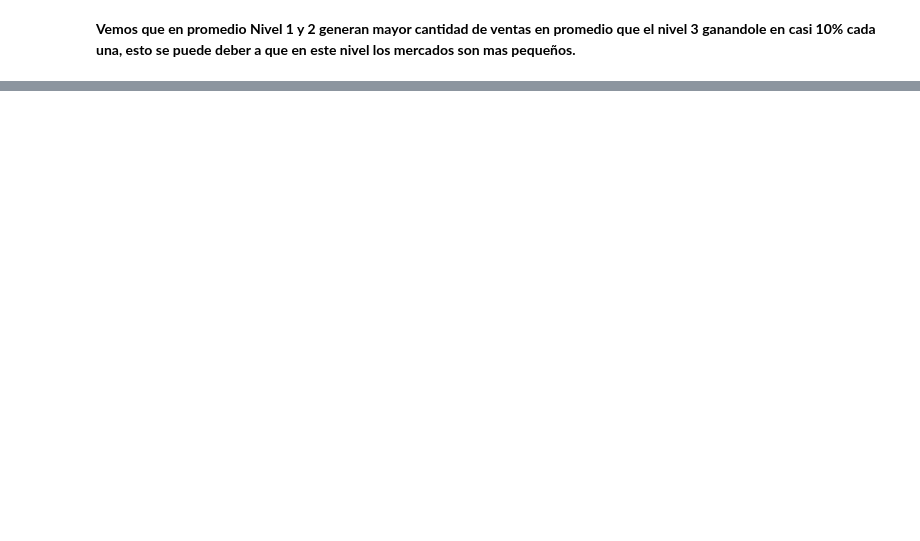
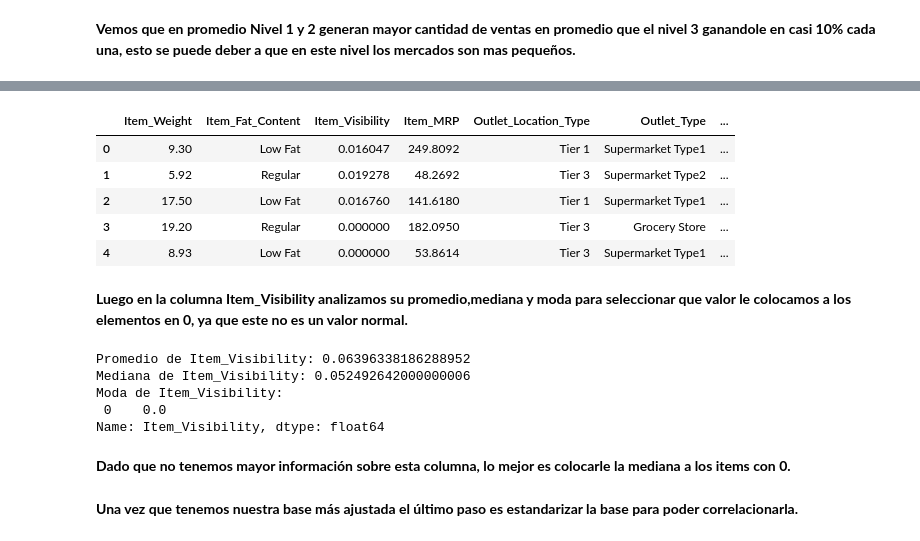
Before and after one commit to gagarma/predicciones_ventas_productos_alimenticios, a Jupyter notebook: Sales_Prediction_Food.ipynb, the cells around one changed output, grey strips where cells are left out. Saved outputs shown, nothing was run; the diff lists cells and outputs as text; code cells hidden in the pictures; blank space fills up the shorter version.

```diff
--- a/Sales_Prediction_Food.ipynb
+++ b/Sales_Prediction_Food.ipynb
@@ -487,0 +525,23 @@ plt.show
+# %%
+df.head()
+# %% [output]
+|  | Item_Weight | Item_Fat_Content | Item_Visibility | Item_MRP | Outlet_Location_Type | Outlet_Type | ... |
+| 0 | 9.30 | Low Fat | 0.016047 | 249.8092 | Tier 1 | Supermarket Type1 | ... |
+| 1 | 5.92 | Regular | 0.019278 | 48.2692 | Tier 3 | Supermarket Type2 | ... |
+| 2 | 17.50 | Low Fat | 0.016760 | 141.6180 | Tier 1 | Supermarket Type1 | ... |
+| 3 | 19.20 | Regular | 0.000000 | 182.0950 | Tier 3 | Grocery Store | ... |
+| 4 | 8.93 | Low Fat | 0.000000 | 53.8614 | Tier 3 | Supermarket Type1 | ... |
+# %% [markdown]
+**Luego en la columna Item_Visibility analizamos su promedio,mediana y moda para seleccionar que valor le colocamos a los elementos en 0, ya que este no es un valor normal.**
+# %%
+print("Promedio de Item_Visibility:", df['Item_Visibility'].mean())
+print("Mediana de Item_Visibility:", df['Item_Visibility'].median())
+print("Moda de Item_Visibility:\n", df['Item_Visibility'].mode())
+# %% [output]
+Promedio de Item_Visibility: 0.06396338186288952
+Mediana de Item_Visibility: 0.052492642000000006
+Moda de Item_Visibility:
+ 0    0.0
+Name: Item_Visibility, dtype: float64
+# %% [markdown]
+**Dado que no tenemos mayor información sobre esta columna, lo mejor es colocarle la mediana a los items con 0.**
@@ -487,0 +552,2 @@ plt.show
+# %% [markdown]
+**Una vez que tenemos nuestra base más ajustada el último paso es estandarizar la base para poder correlacionarla.**
```
Also changed, not shown: parts of 49 cells of this notebook.
